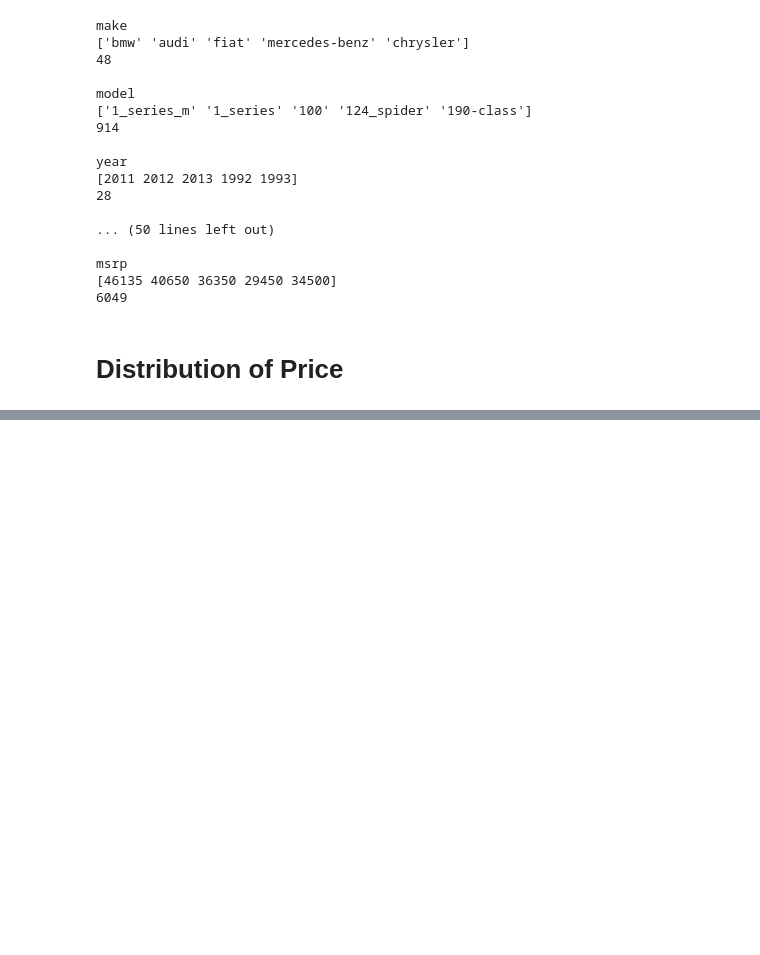
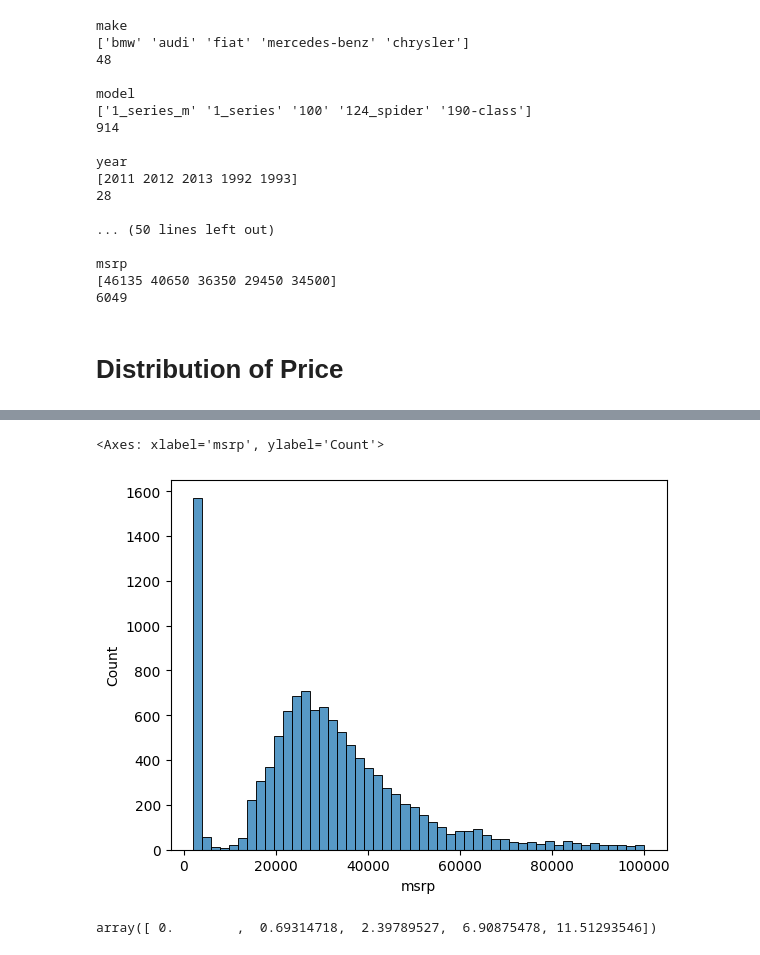
Before and after one commit to vincentainatech/machine-learning-zoomcamp-homework, a Jupyter notebook: 02-Regression/car-price-prediction.ipynb, the cells around one changed output, grey strips where cells are left out. Drawn from its saved outputs; the diff is of its cells as text; code cells hidden in the pictures; blank space fills up the shorter version.

```diff
--- a/02-Regression/car-price-prediction.ipynb
+++ b/02-Regression/car-price-prediction.ipynb
@@ -249,0 +285,9 @@ msrp
+# %%
+sns.histplot(df.msrp[df.msrp < 100000], bins=50) #view the distribution of MSRP less than 100000
+# %% [output]
+<Axes: xlabel='msrp', ylabel='Count'>
+[figure, added]
+# %%
+np.log1p([0, 1, 10, 1000, 100000]) #adds 1 to all the values and takes the Logarithm
+# %% [output]
+array([ 0.        ,  0.69314718,  2.39789527,  6.90875478, 11.51293546])
```
Also changed, not shown: parts of 12 cells of this notebook.
